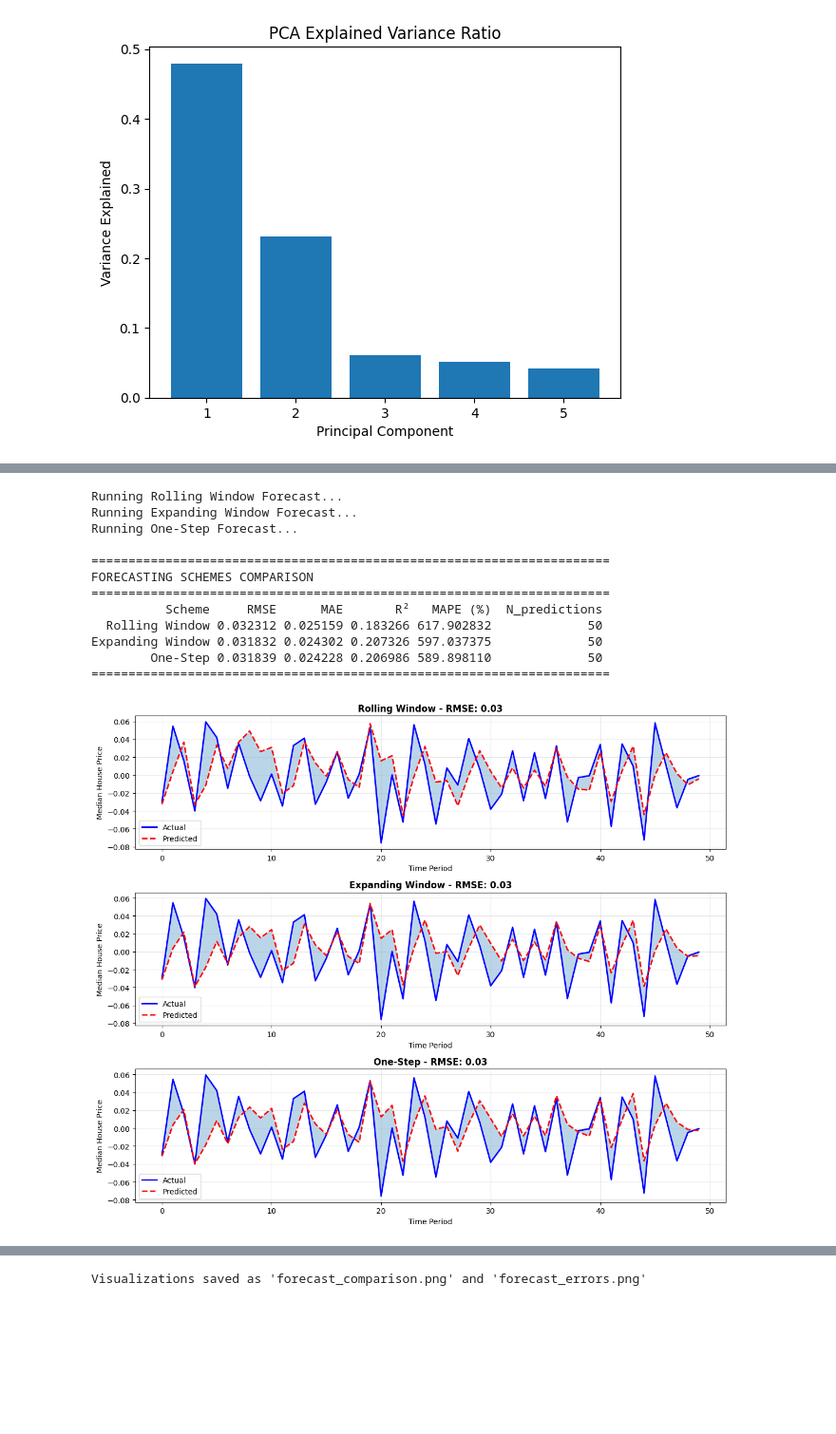
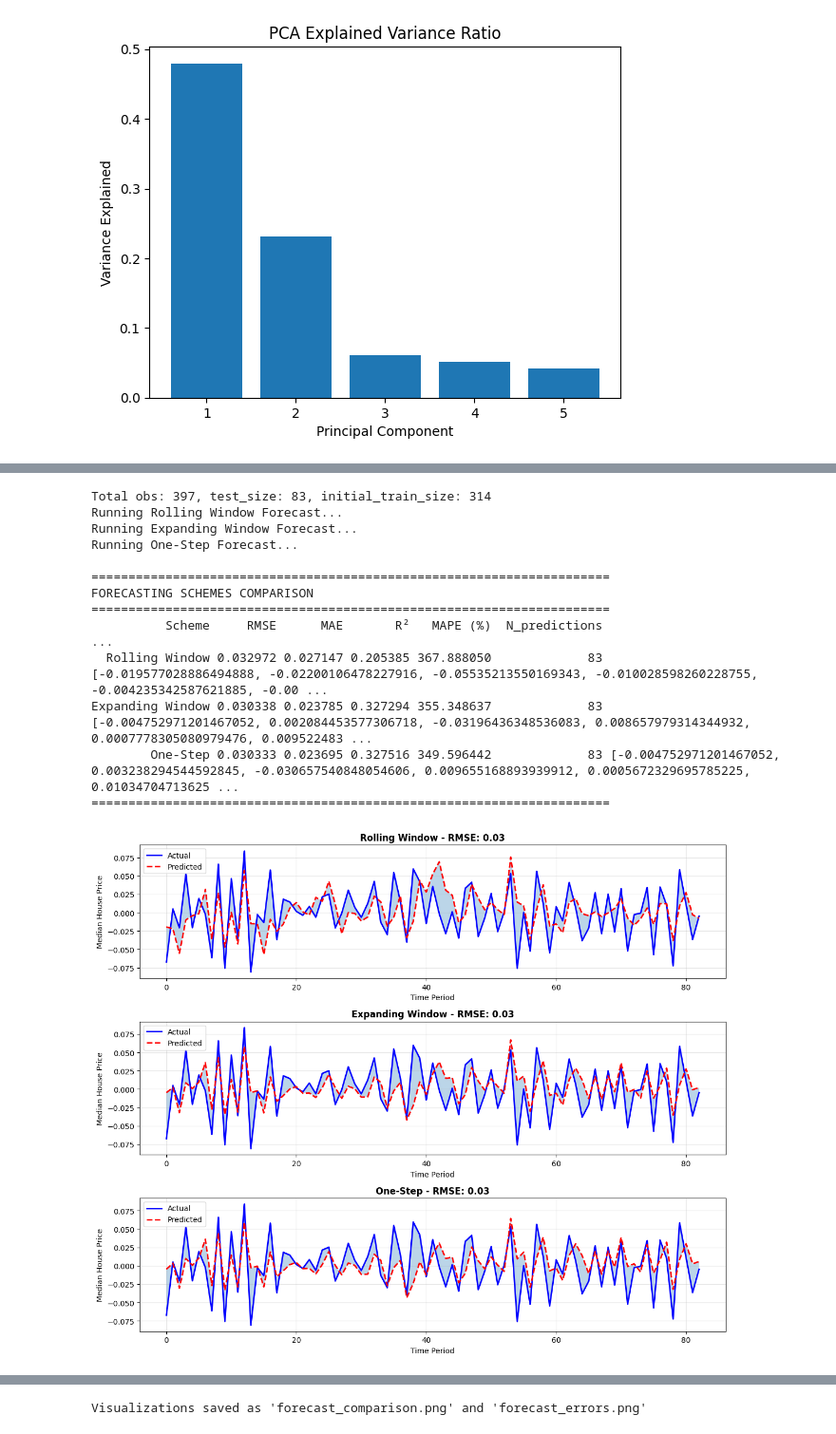
Before and after one commit to Zografska/housing-market-analysis, a Jupyter notebook: fred-md.ipynb, the cells around one changed output, grey strips where cells are left out. Shown at 95% size. Saved outputs shown, nothing was run; the diff lists cells and outputs as text; code cells hidden in the pictures; blank space fills up the shorter version.

Commit message:
wip results

```diff
--- a/fred-md.ipynb
+++ b/fred-md.ipynb
@@ -93,7 +99,8 @@ Explained variance ratio: [0.47959578 0.23126449 0.06143117 0.05115898 0.0412333
 [figure]
 # %%
 # Extract the first 2 principal components
-X_PC = data_pca_df[['PC1', 'PC2', 'PC3']]
+X_PC = data_pca_df[['PC1', 'PC2', 'PC3', 'PC4', 'PC5']]
+print("shape:", X_PC.shape)
 
 y_PC = log_real_prices_diff
 y_lag_1 = y_PC.shift(-1).dropna()
@@ -114,8 +123,8 @@ X = X_PC
 y = y_PC
 
 # UNCOMMENT FOR ARX
-X = X_AR_final
-y = y_final
+# X = X_AR_final
+# y = y_final
 # %%
 
 
@@ -273,20 +289,21 @@ def evaluate_forecast(predictions, actuals, scheme_name):
         'MAE': mae,
         'R²': r2,
         'MAPE (%)': mape,
-        'N_predictions': len(predictions)
+        'N_predictions': len(predictions),
+        'predictions': predictions,
     }
 
     return results
 
 
-# Example usage:
-# -----------------
-# Set parameters
-window_size = 100  # for rolling window
-test_size = 50     # number of observations to forecast
-initial_train_size = len(X) - test_size  # for expanding and one-step
+# Use last 20% of the data as test set and run all three schemes
+test_size = 83        # last 20% for prediction
+window_size = 50                               # rolling window size (keep or adjust)
+initial_train_size = len(X) - test_size        # training size for expanding and one-step
 
-# Run all three schemes
+print(f"Total obs: {len(X)}, test_size: {test_size}, initial_train_size: {initial_train_size}")
+
+# Run forecasts
 print("Running Rolling Window Forecast...")
 rolling_pred, rolling_actual = rolling_window_forecast(X, y, window_size, test_size)
 
@@ -301,6 +318,14 @@ results = []
 results.append(evaluate_forecast(rolling_pred, rolling_actual, 'Rolling Window'))
 results.append(evaluate_forecast(expanding_pred, expanding_actual, 'Expanding Window'))
 results.append(evaluate_forecast(onestep_pred, onestep_actual, 'One-Step'))
+
+results_df = pd.DataFrame({
+    "rolling": rolling_pred,
+    "expanding": expanding_pred,
+    "onestep": onestep_pred
+}).set_index(pd.date_range(start=y_test.index[0], periods=len(rolling_pred), freq=y_test.index.inferred_freq))
+# save results to csv
+results_df.to_csv('PCA_forecasting_schemes_comparison.csv', index=True)
 
 # Create comparison table
 results_df = pd.DataFrame(results)
@@ -345,35 +370,36 @@ errors_rolling = rolling_actual - rolling_pred
 errors_expanding = expanding_actual - expanding_pred
 errors_onestep = onestep_actual - onestep_pred
 
 time_index = range(len(errors_rolling))
 
 ax.plot(time_index, errors_rolling, label='Rolling Window', alpha=0.7)
 ax.plot(time_index, errors_expanding, label='Expanding Window', alpha=0.7)
 ax.plot(time_index, errors_onestep, label='One-Step', alpha=0.7)
 ax.axhline(y=0, color='black', linestyle='--', linewidth=1)
 
 ax.set_title('Forecast Errors Comparison', fontsize=14, fontweight='bold')
 ax.set_xlabel('Time Period')
 ax.set_ylabel('Forecast Error')
 ax.legend()
 ax.grid(True, alpha=0.3)
 
 plt.tight_layout()
 plt.savefig('forecast_errors.png', dpi=300, bbox_inches='tight')
 plt.show()
 
 print("\nVisualizations saved as 'forecast_comparison.png' and 'forecast_errors.png'")
 # %% [output]
+Total obs: 397, test_size: 83, initial_train_size: 314
 Running Rolling Window Forecast...
 Running Expanding Window Forecast...
 Running One-Step Forecast...
 
 ======================================================================
 FORECASTING SCHEMES COMPARISON
 ======================================================================
-          Scheme     RMSE      MAE       R²   MAPE (%)  N_predictions
-  Rolling Window 0.032312 0.025159 0.183266 617.902832             50
-Expanding Window 0.031832 0.024302 0.207326 597.037375             50
-        One-Step 0.031839 0.024228 0.206986 589.898110             50
+          Scheme     RMSE      MAE       R²   MAPE (%)  N_predictions                                                                                                                                    ...
+  Rolling Window 0.032972 0.027147 0.205385 367.888050             83            [-0.019577028886494888, -0.02200106478227916, -0.05535213550169343, -0.010028598260228755, -0.004235342587621885, -0.00 ...
+Expanding Window 0.030338 0.023785 0.327294 355.348637             83       [-0.004752971201467052, 0.002084453577306718, -0.03196436348536083, 0.008657979314344932, 0.0007778305080979476, 0.009522483 ...
+        One-Step 0.030333 0.023695 0.327516 349.596442             83 [-0.004752971201467052, 0.003238294544592845, -0.030657540848054606, 0.009655168893939912, 0.0005672329695785225, 0.01034704713625 ...
 ======================================================================
-[figure, old version]
+[figure, new version]
```
Also changed, not shown: parts of 8 cells of this notebook, 3 other files.
